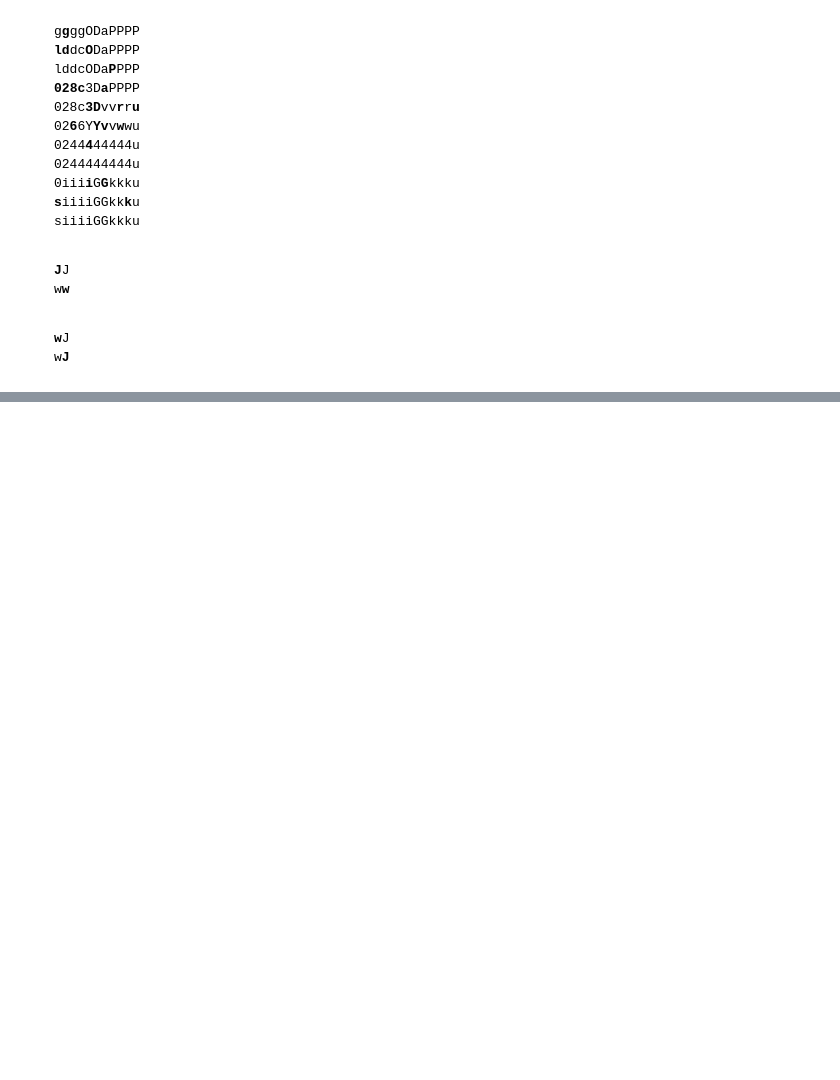
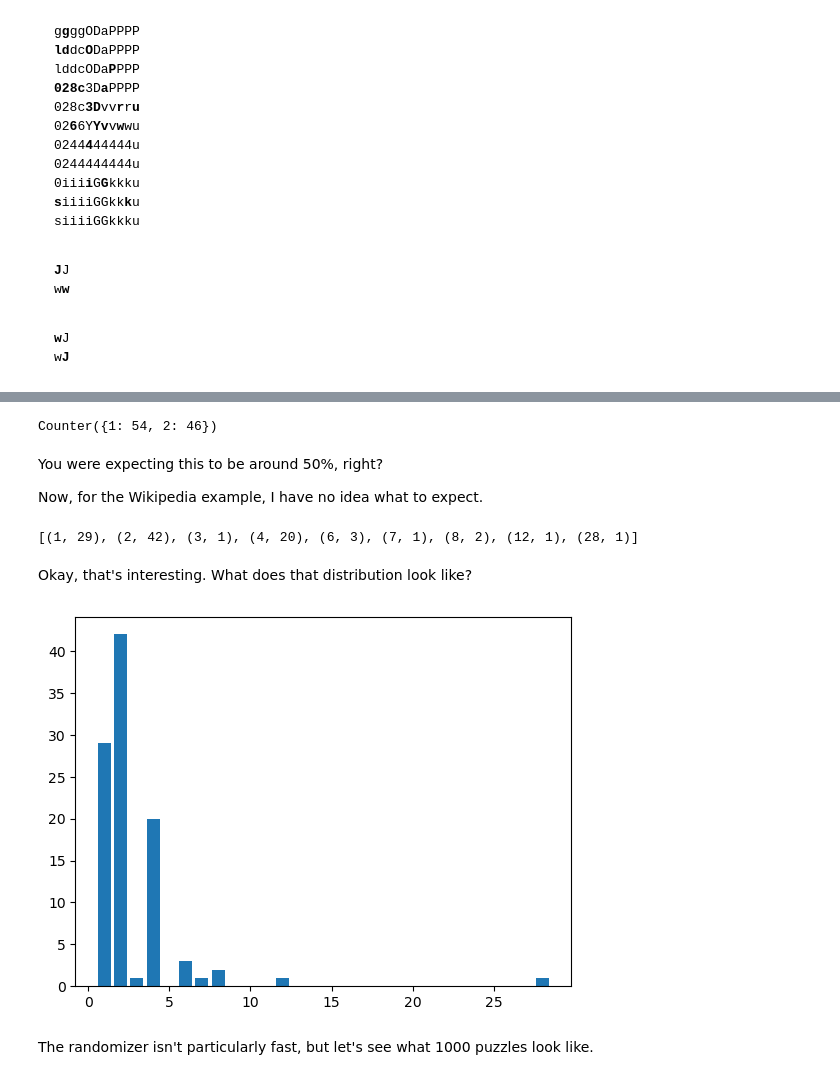
Before and after one commit to RobinFiveWords/shikaku, a Jupyter notebook: research.ipynb, the cells around one changed output, grey strips where cells are left out. Drawn from its saved outputs; the diff is of its cells as text; code cells hidden in the pictures; blank space fills up the shorter version.

Commit message:
2026-01-04 randomizer for an existing puzzle

```diff
--- a/research.ipynb
+++ b/research.ipynb
@@ -252,7 +252,7 @@ class Grid:
         self.s = s
         lines = s.strip().split('\n')
         self.H = len(lines)
-        self.W = len(lines[0])
+        self.W = len(lines[0].split(','))
         self.MAX = 2 ** (self.H * self.W) - 1
 
         self.Ns = {}  # Number for a given Square
@@ -448,0 +457,34 @@ wJ wJ
+# %%
+from collections import Counter
+
+def randomize_v1(grid, solution, N, seed=None):
+    if seed is not None:
+        random.seed(seed)
+    numbers = []
+    choices = []
+    for x in solution:
+        numbers.append(x.bit_count())
+        bits = []
+        while x:
+            low_bit = x & -x
+            bits.append(low_bit)
+            x ^= low_bit
+        choices.append(random.choices(bits, k=N))
+
+    results = Counter()
+    for choice in zip(*choices):
+        clues = {}
+        for i, bit in enumerate(choice):
+            number = numbers[i]
+            r, c = divmod(int(log2(bit)), grid.W)
+            clues[(r, c)] = number
+        rows = []
+        for r in range(grid.H):
+            row = []
+            for c in range(grid.W):
+                row.append(str(clues.get((r, c), '')))
+            rows.append(','.join(row))
+        grid = Grid('\n'.join(rows))
+        count = sum(1 for _ in grid.solve())
+        results[count] += 1
+    return results
@@ -448,0 +495,15 @@ wJ wJ
+# %%
+randomize_v1(test_grid_2x2, test_solutions_2x2[0], 100, seed='chocolate')
+# %% [output]
+Counter({1: 54, 2: 46})
+# %% [markdown]
+You were expecting this to be around 50%, right?
+
+Now, for the Wikipedia example, I have no idea what to expect.
+# %%
+random_v1_100 = sorted(randomize_v1(test_grid, test_solutions[0], 100, seed='praline').items())
+random_v1_100
+# %% [output]
+[(1, 29), (2, 42), (3, 1), (4, 20), (6, 3), (7, 1), (8, 2), (12, 1), (28, 1)]
+# %% [markdown]
+Okay, that's interesting. What does that distribution look like?
@@ -448,0 +513,6 @@ wJ wJ
+# %%
+plt.bar(*zip(*random_v1_100));
+# %% [output]
+[figure, added]
+# %% [markdown]
+The randomizer isn't particularly fast, but let's see what 1000 puzzles look like.
```
Also changed, not shown: parts of 8 cells of this notebook.
